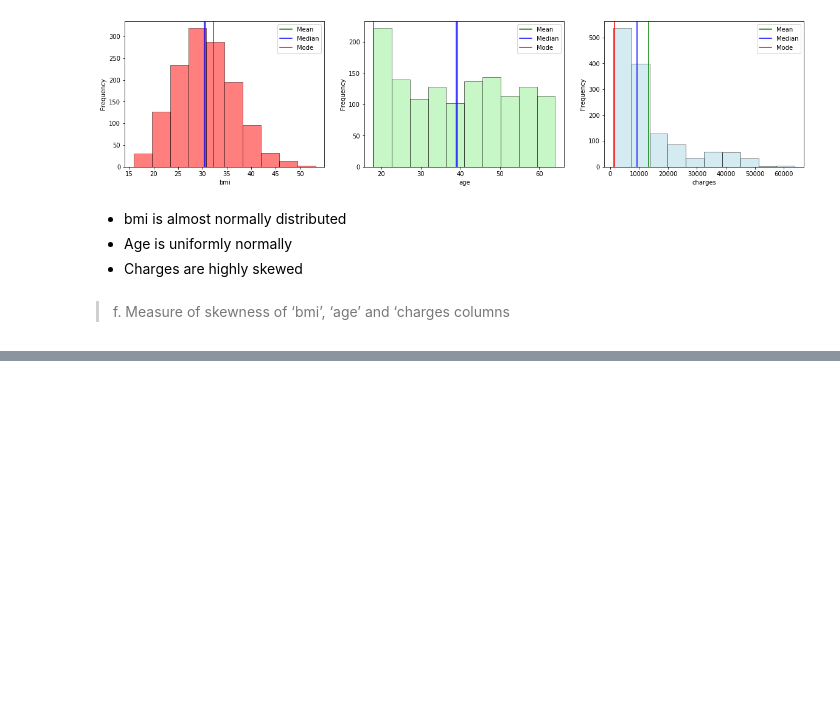
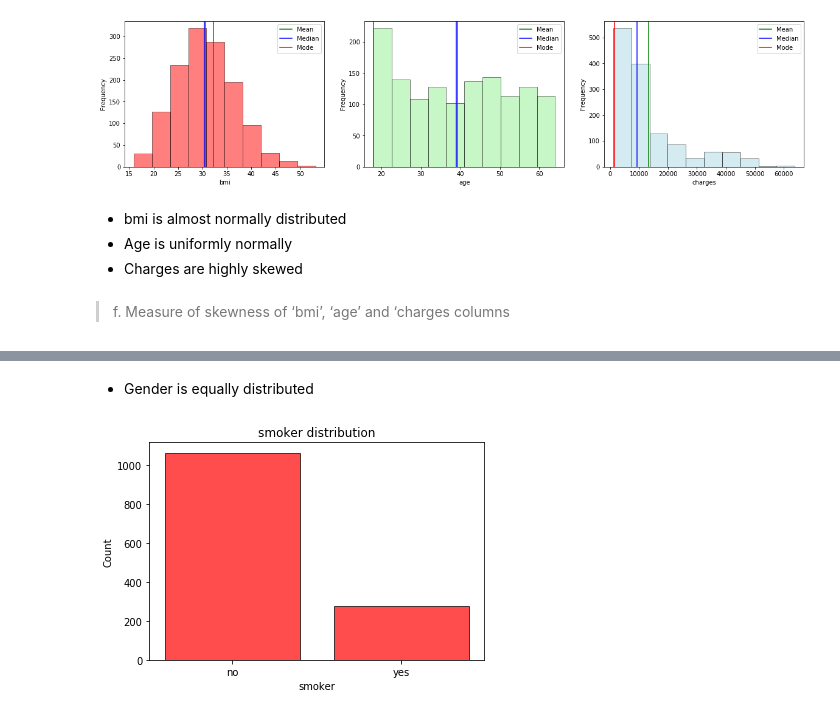
Before and after one commit to subodhpushpak/quickreference, a Jupyter notebook: mlai/assign1.ipynb, the cells around one changed output, grey strips where cells are left out. Cells and saved outputs as stored; diff of their text form; code cells hidden in the pictures; blank space fills up the shorter version.

```diff
--- a/mlai/assign1.ipynb
+++ b/mlai/assign1.ipynb
@@ -187,0 +252,8 @@ skewness
+# %% [markdown]
+* Gender is equally distributed
+# %%
+x1 = insurance_df.smoker.value_counts().index    #Values for x-axis
+y1 = [insurance_df['smoker'].value_counts()[j] for j in x1]   # Count of each class on y-axis
+plotBarGraph(x1,y1,'smoker')
+# %% [output]
+[figure, added]
```
Also changed, not shown: parts of 32 cells of this notebook.
